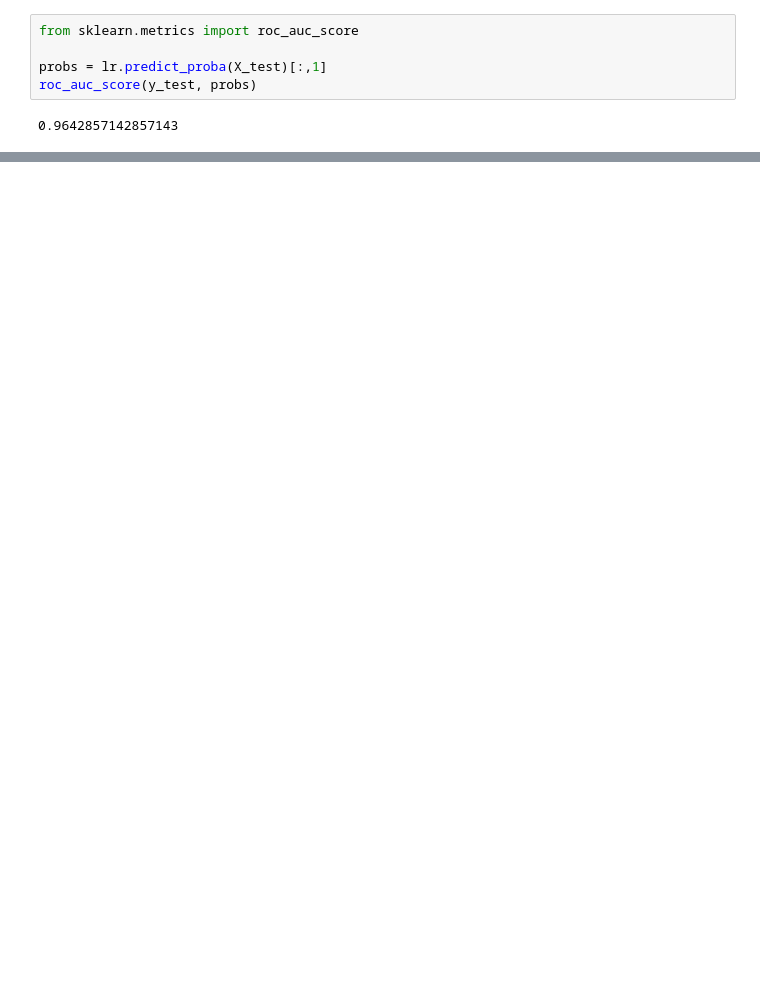
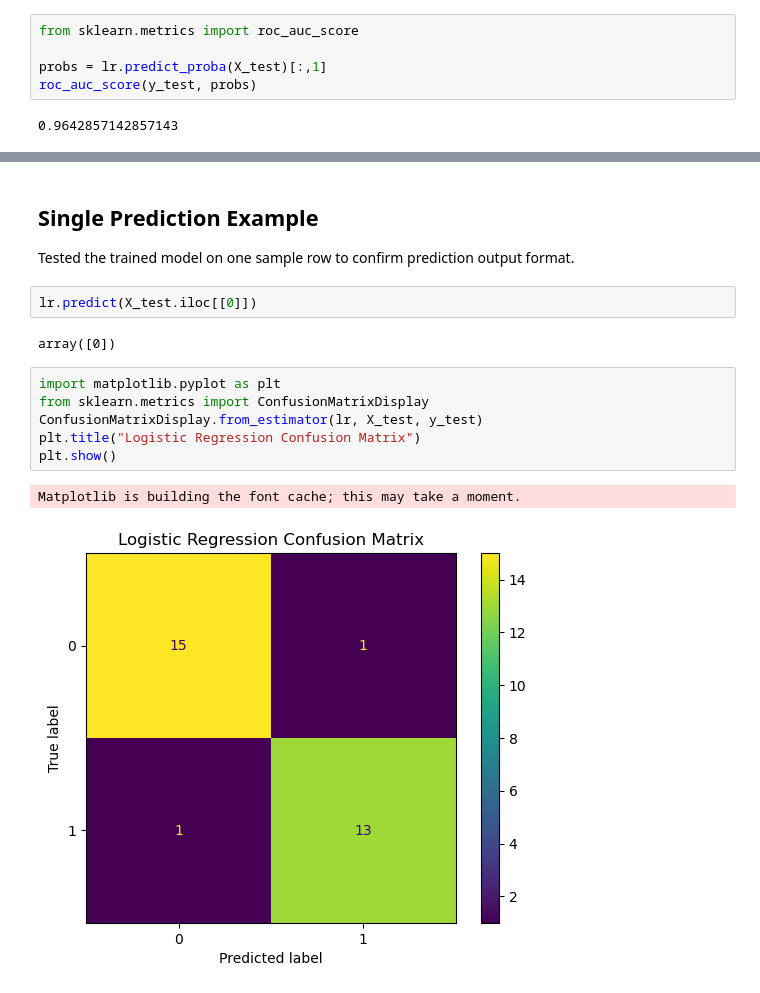
Before and after one commit to moneysharma1/Sensor-Based-Tool-Wear-Prediction-for-Smart-Manufacturing, a Jupyter notebook: notebooks/01_tool_wear_analysis.ipynb, the cells around one changed output, grey strips where cells are left out. Cells and saved outputs as stored; diff of their text form; blank space fills up the shorter version.

Commit message:
Add evaluation visuals and final model insights

```diff
--- a/notebooks/01_tool_wear_analysis.ipynb
+++ b/notebooks/01_tool_wear_analysis.ipynb
@@ -234,0 +249,17 @@ roc_auc_score(y_test, probs)
+# %% [markdown]
+## Single Prediction Example
+
+Tested the trained model on one sample row to confirm prediction output format.
+# %%
+lr.predict(X_test.iloc[[0]])
+# %% [output]
+array([0])
+# %%
+import matplotlib.pyplot as plt
+from sklearn.metrics import ConfusionMatrixDisplay
+ConfusionMatrixDisplay.from_estimator(lr, X_test, y_test)
+plt.title("Logistic Regression Confusion Matrix")
+plt.show()
+# %% [output]
+Matplotlib is building the font cache; this may take a moment.
+[figure, added]
```
Also changed, not shown: parts of 7 cells of this notebook, 1 other file.
